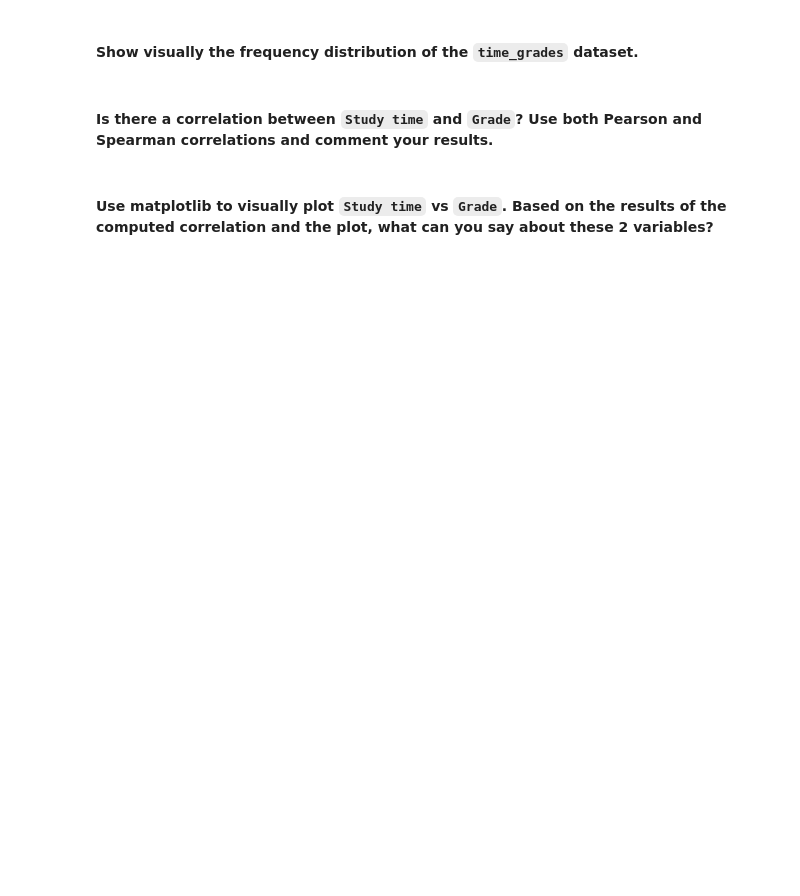
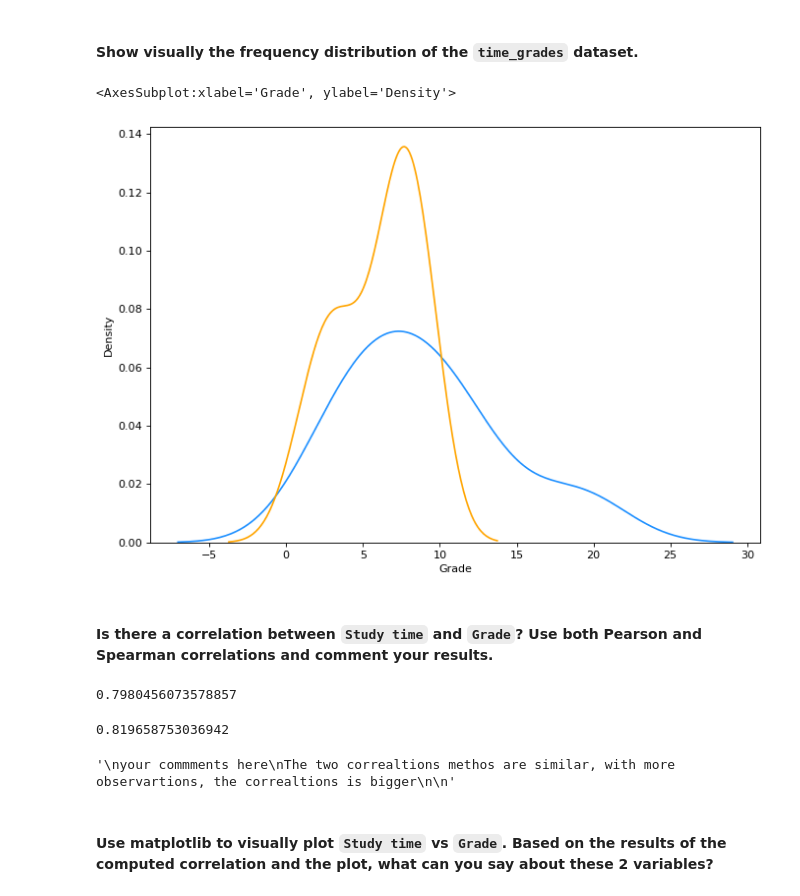
Before and after one commit to Edgart371/IronLabs, a Jupyter notebook: Module2/Lab5/pivots.ipynb, the cells around one changed output. Cells and saved outputs as stored; diff of their text form; code cells hidden in the pictures; blank space fills up the shorter version.

```diff
--- a/Module2/Lab5/pivots.ipynb
+++ b/Module2/Lab5/pivots.ipynb
@@ -145,0 +351,5 @@ Save your data in a variable called `time_grades`.
+# %%
+# your code here
+time_grades = pd.read_csv(r'/Users/edgartome_1/IronHack/IronLabs/Module2/Lab5/Time_Grades.csv')
+
+time_grades.head()
@@ -150,4 +365,18 @@ Save your data in a variable called `time_grades`.
+# %%
+# your code here
+
+plt.figure(figsize=(10,7), dpi= 80)
+
+sns.distplot(time_grades['Study time'], hist= False, color="dodgerblue", label="Study time")
+
+sns.distplot(time_grades['Grade'], hist= False, color="orange", label="Grade")
+# %% [output]
+<AxesSubplot:xlabel='Grade', ylabel='Density'>
+[figure, added]
 # %% [markdown]
 #### Is there a correlation between `Study time` and `Grade`? Use both Pearson and Spearman correlations and comment your results.
 # %%
 # your code here
+time_grades['Study time'].corr(time_grades['Grade'], method='pearson')
+# %% [output]
+0.7980456073578857
@@ -157,0 +383,5 @@ your commments here
+# %%
+# your code here
+time_grades['Study time'].corr(time_grades['Grade'], method='spearman')
+# %% [output]
+0.819658753036942
@@ -158,2 +390,10 @@ your commments here
+# %%
+"""
+your commments here
+The two correaltions methos are similar, with more observartions, the correaltions is bigger
+
+"""
+# %% [output]
+'\nyour commments here\nThe two correaltions methos are similar, with more observartions, the correaltions is bigger\n\n'
 # %% [markdown]
 #### Use matplotlib to visually plot `Study time` vs `Grade`. Based on the results of the computed correlation and the plot, what can you say about these 2 variables?
```
Also changed, not shown: parts of 57 cells of this notebook, 35 other files.
